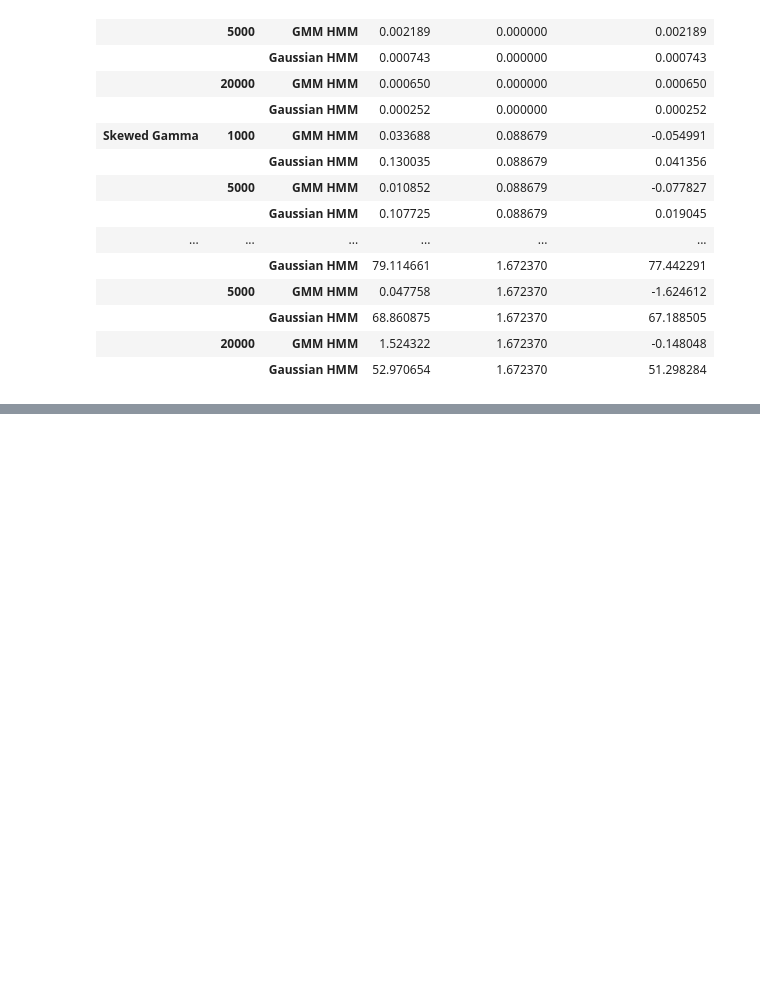
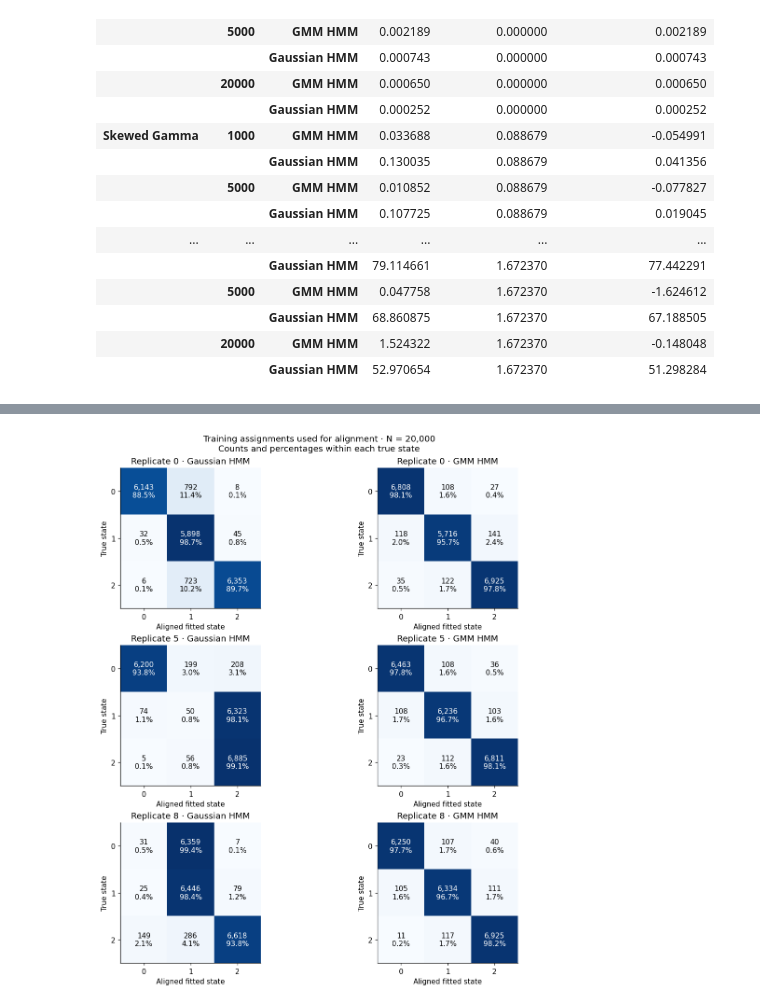
Before and after one commit to leoyxngg/FlexibleEmissionHMM, a Jupyter notebook: notebooks/gmm_synthetic_experiments.ipynb, the cells around one changed output, grey strips where cells are left out. Saved outputs shown, nothing was run; the diff lists cells and outputs as text; code cells hidden in the pictures; blank space fills up the shorter version.

```diff
--- a/notebooks/gmm_synthetic_experiments.ipynb
+++ b/notebooks/gmm_synthetic_experiments.ipynb
@@ -603,0 +872,50 @@ display(comparison_kl.round(6))
+# %%
+ht_state_rows = []
+ht_assignment_matrices = {}
+for replicate in ht_replicates:
+    for model in HT_MODELS:
+        record = ht_parameters[replicate, model]
+        mapping = np.asarray(record["mapping_learned_to_true"], dtype=int)
+        order = np.argsort(mapping)
+        aligned_counts = np.asarray(record["training_alignment_counts"], dtype=int)[order, :]
+        assert aligned_counts.sum() == HT_N_TRAIN
+        ht_assignment_matrices[replicate, model] = aligned_counts
+        weights = np.asarray(record["weights"], dtype=float)
+        means = np.asarray(record["means"], dtype=float)
+        variances = np.asarray(record["variances"], dtype=float)
+        state_means = np.sum(weights * means, axis=1)
+        state_variances = np.sum(weights * (variances + (means - state_means[:, None])**2), axis=1)
+        for state in ht_states:
+            ht_state_rows.append({
+                "replicate": replicate, "model": model, "aligned_state": int(state),
+                "fitted_mean": state_means[state], "true_mean": ht_true_means[state],
+                "fitted_variance": state_variances[state], "true_variance": ht_true_variances[state],
+                "self_transition": record["aligned_transitions"][state][state],
+                "true_self_transition": ht_true_transitions[state, state],
+                "training_assignment_share": aligned_counts[state].sum() / aligned_counts.sum(),
+                "assigned_from_true_states": aligned_counts[state].tolist(),
+            })
+ht_state_evidence = pd.DataFrame(ht_state_rows)
+display(ht_state_evidence.round(5))
+
+fig, axes = plt.subplots(len(ht_replicates), 2, figsize=(10, 3.6 * len(ht_replicates)),
+                         squeeze=False, layout="constrained")
+for row, replicate in enumerate(ht_replicates):
+    for col, model in enumerate(HT_MODELS):
+        ax = axes[row, col]
+        matrix = ht_assignment_matrices[replicate, model].T  # [true, aligned prediction]
+        row_proportions = matrix / matrix.sum(axis=1, keepdims=True)
+        ax.imshow(row_proportions, cmap="Blues", vmin=0, vmax=1)
+        for true_state in ht_states:
+            for predicted_state in ht_states:
+                proportion = row_proportions[true_state, predicted_state]
+                ax.text(predicted_state, true_state,
+                        f"{matrix[true_state, predicted_state]:,}\n{proportion:.1%}",
+                        ha="center", va="center", color="white" if proportion > .55 else "black")
+        ax.set(title=f"Replicate {replicate} · {model}", xlabel="Aligned fitted state", ylabel="True state")
+        ax.set_xticks(ht_states)
+        ax.set_yticks(ht_states)
+        ax.grid(False)
+fig.suptitle(f"Training assignments used for alignment · N = {HT_N_TRAIN:,}\nCounts and percentages within each true state")
+plt.show()
+# %% [output]
@@ -603,0 +939 @@ display(comparison_kl.round(6))
+[figure, added]
```
Also changed, not shown: parts of 23 cells of this notebook, 1 other file.
